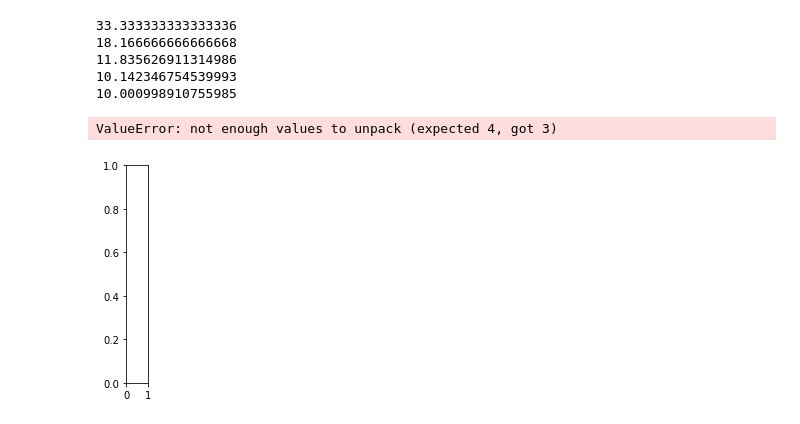
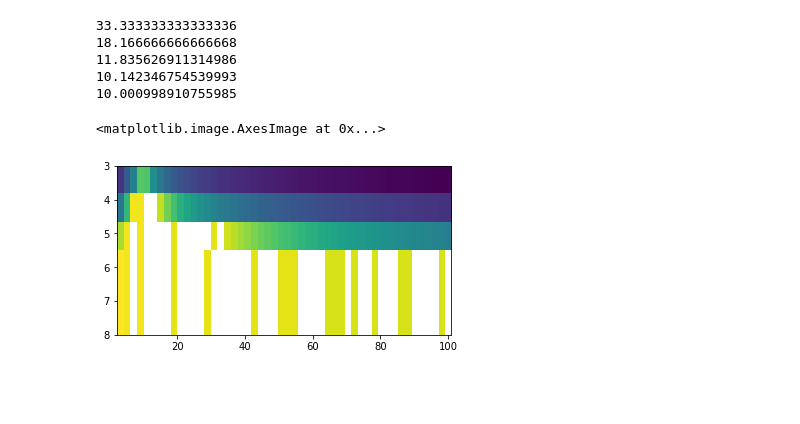
Before and after one commit to danireysan/pymath, a Jupyter notebook: Number Theory/Heron's method of square roots.ipynb, the cells around one changed output. Saved outputs shown, nothing was run; the diff lists cells and outputs as text; code cells hidden in the pictures; blank space fills up the shorter version.

Commit message:
Elaborated on Heron's method and made a graph

```diff
--- a/Number Theory/Heron's method of square roots.ipynb
+++ b/Number Theory/Heron's method of square roots.ipynb
@@ -39,9 +39,9 @@ for ni, num in enumerate(nums2sqrt):
 # %%
 # minus the log of a small number is often used in applied math and machine learning, becuase you have a number that is
 # between zero and one and the log is going to give you a really big negative number so when you multiply it to be negative you
 # flip it
 
-plt.imshow(-np.log(err), aspect=10, extent=[nums2sqrt[0],nums2sqrt[-1], niterations[-1]])
+plt.imshow(-np.log(err), aspect=10, extent=[nums2sqrt[0],nums2sqrt[-1], niterations[-1], niterations[0]])
 # %% [output]
-ValueError: not enough values to unpack (expected 4, got 3)
+<matplotlib.image.AxesImage at 0x...>
-[figure, old version]
+[figure, new version]
```
Also changed, not shown: parts of 2 cells of this notebook.
